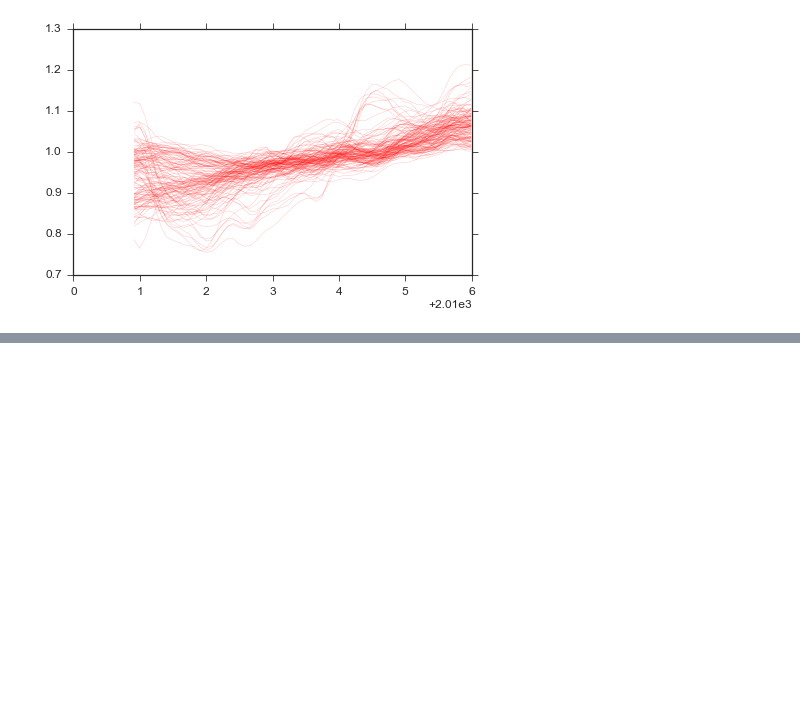
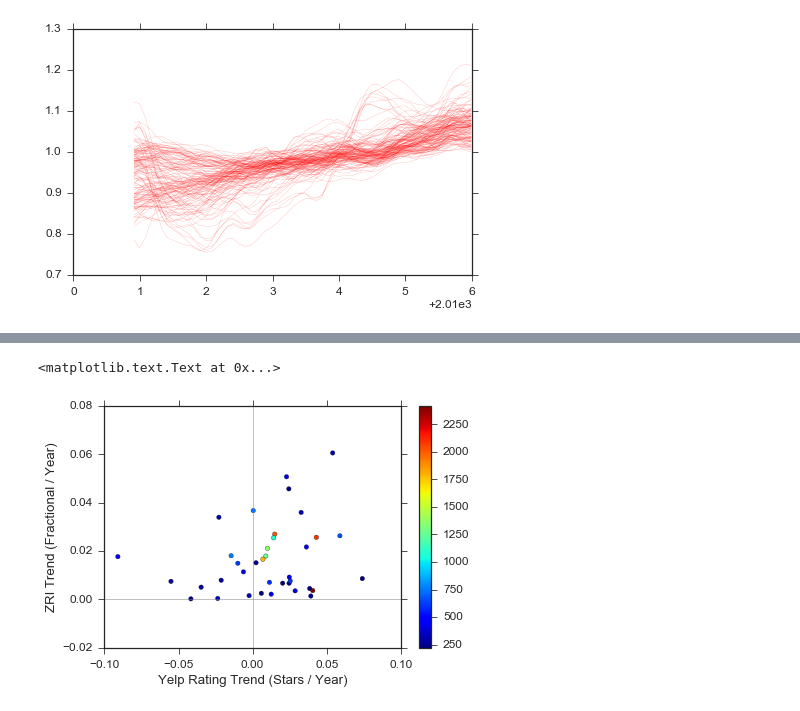
Before and after one commit to zihaoxu/jac_project, a Jupyter notebook: yelp_zillow.ipynb, the cells around one changed output, grey strips where cells are left out. Saved outputs shown, nothing was run; the diff lists cells and outputs as text; code cells hidden in the pictures; blank space fills up the shorter version.

```diff
--- a/yelp_zillow.ipynb
+++ b/yelp_zillow.ipynb
@@ -994,0 +989,2 @@ plt.gca().set_aspect('equal')
+# %%
+nzy = pd.merge(d['N'], zy, on = 'z_hood')
@@ -994,0 +1012,14 @@ plt.gca().set_aspect('equal')
+# %%
+min_n = 200
+nzy = nzy[nzy['n'] > min_n]
+
+plt.scatter(nzy['all_yelp_slope'], nzy['zri_slope'], lw = 0.3, c = nzy['n'], cmap = 'jet')
+plt.colorbar()
+plt.axvline(0, c = 'grey', lw = 0.5)
+plt.axhline(0, c = 'grey', lw = 0.5)
+plt.xlim(-0.1, 0.1)
+plt.xlabel('Yelp Rating Trend (Stars / Year)')
+plt.ylabel('ZRI Trend (Fractional / Year)')
+# %% [output]
+<matplotlib.text.Text at 0x...>
+[figure, added]
```
Also changed, not shown: parts of 19 cells of this notebook, 1 other file.
